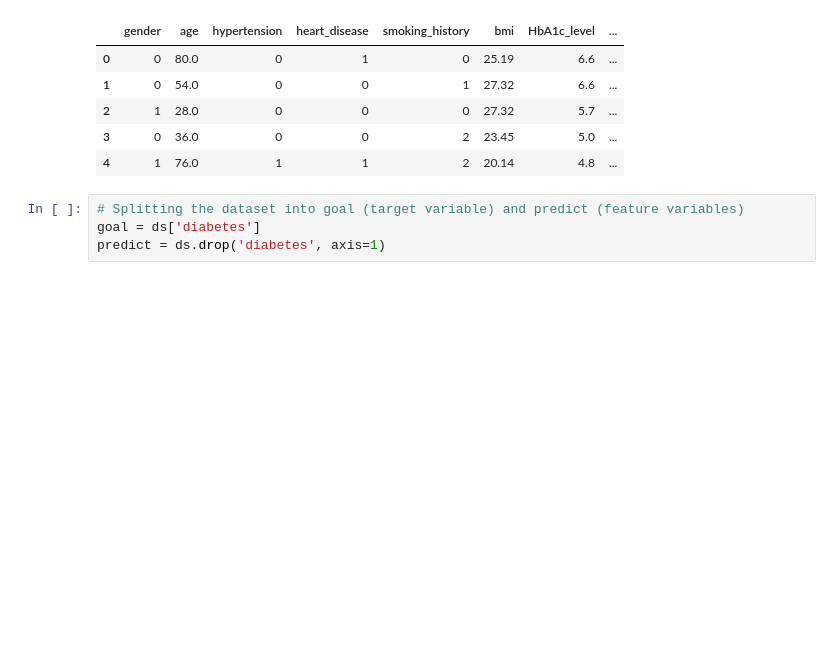
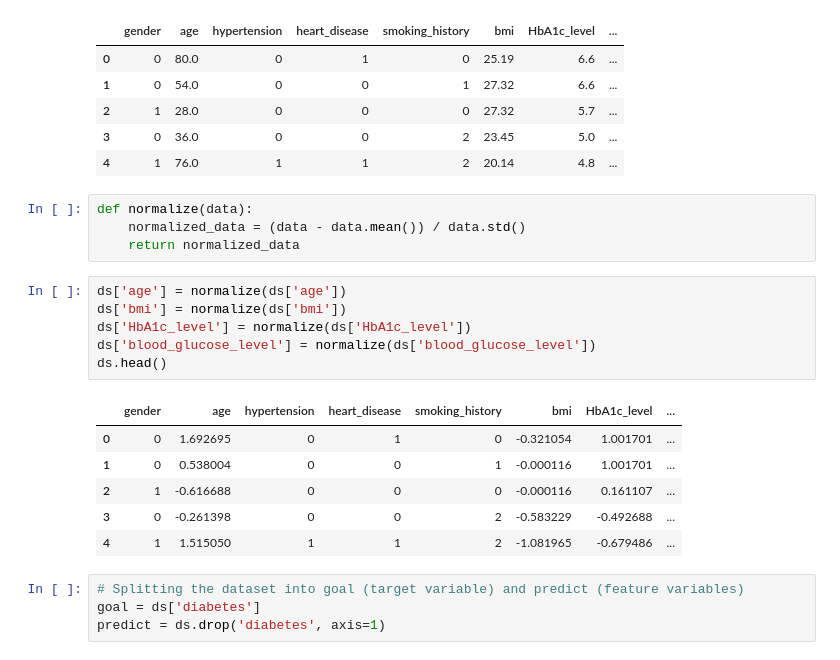
Before and after one commit to pachecowillians/machine-learning, a Jupyter notebook: diabates-neural-network.ipynb, the cells around one changed output. Saved outputs shown, nothing was run; the diff lists cells and outputs as text; blank space fills up the shorter version.

```diff
--- a/diabates-neural-network.ipynb
+++ b/diabates-neural-network.ipynb
@@ -58,6 +58,23 @@ ds.head()
 | 2 | 1 | 28.0 | 0 | 0 | 0 | 27.32 | 5.7 | ... |
 | 3 | 0 | 36.0 | 0 | 0 | 2 | 23.45 | 5.0 | ... |
 | 4 | 1 | 76.0 | 1 | 1 | 2 | 20.14 | 4.8 | ... |
+# %%
+def normalize(data):
+    normalized_data = (data - data.mean()) / data.std()
+    return normalized_data
+# %%
+ds['age'] = normalize(ds['age'])
+ds['bmi'] = normalize(ds['bmi'])
+ds['HbA1c_level'] = normalize(ds['HbA1c_level'])
+ds['blood_glucose_level'] = normalize(ds['blood_glucose_level'])
+ds.head()
+# %% [output]
+|  | gender | age | hypertension | heart_disease | smoking_history | bmi | HbA1c_level | ... |
+| 0 | 0 | 1.692695 | 0 | 1 | 0 | -0.321054 | 1.001701 | ... |
+| 1 | 0 | 0.538004 | 0 | 0 | 1 | -0.000116 | 1.001701 | ... |
+| 2 | 1 | -0.616688 | 0 | 0 | 0 | -0.000116 | 0.161107 | ... |
+| 3 | 0 | -0.261398 | 0 | 0 | 2 | -0.583229 | -0.492688 | ... |
+| 4 | 1 | 1.515050 | 1 | 1 | 2 | -1.081965 | -0.679486 | ... |
 # %%
 # Splitting the dataset into goal (target variable) and predict (feature variables)
 goal = ds['diabetes']
```
Also changed, not shown: parts of 8 cells of this notebook.
